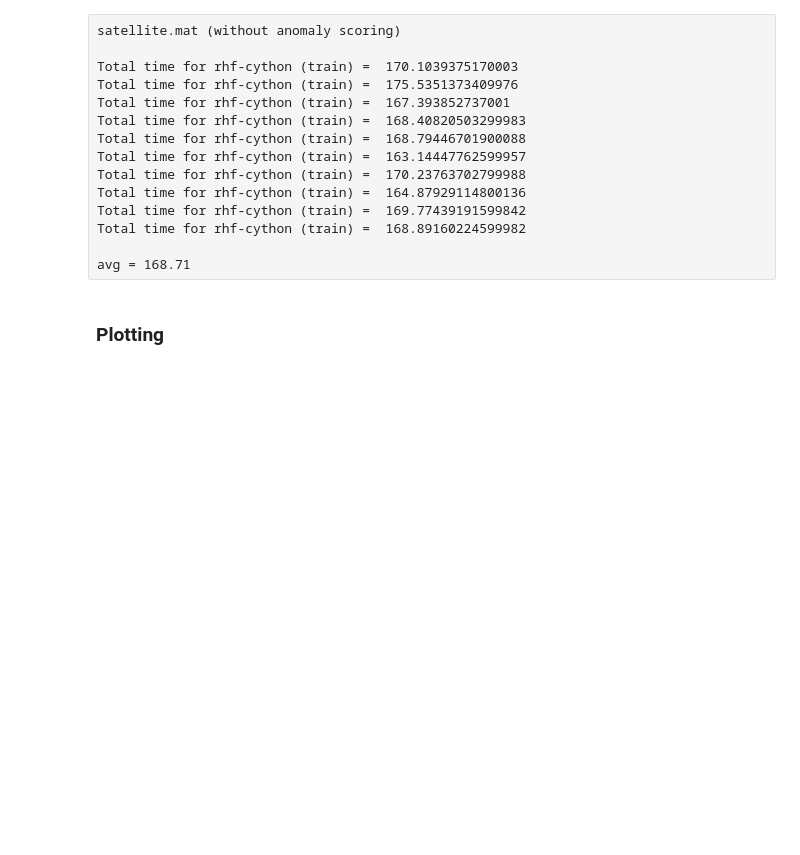
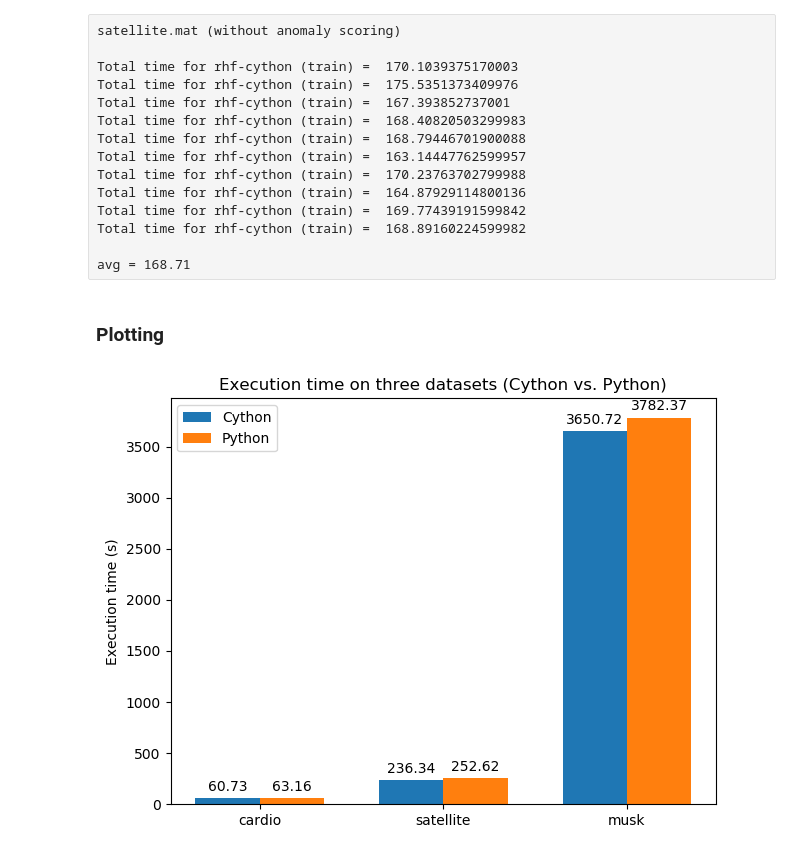
Before and after one commit to stefannesic/streamRHF, a Jupyter notebook: rhf-python/rhf.ipynb, the cells around one changed output. Cells and saved outputs as stored; diff of their text form; code cells hidden in the pictures; blank space fills up the shorter version.

Commit message:
First complete graphs and measurements

```diff
--- a/rhf-python/rhf.ipynb
+++ b/rhf-python/rhf.ipynb
@@ -115,0 +122,43 @@ avg = 168.71
+# %%
+import matplotlib.pyplot as plt; plt.rcdefaults()
+import numpy as np
+import matplotlib.pyplot as plt
+
+labels = ['cardio', 'satellite', 'musk']
+cython_means = [60.73, 236.34, 3650.72]
+python_means = [63.16, 252.62, 3782.37]
+
+x = np.arange(len(labels))  # the label locations
+width = 0.35  # the width of the bars
+
+fig, ax = plt.subplots()
+rects1 = ax.bar(x - width/2, cython_means, width, label='Cython')
+rects2 = ax.bar(x + width/2, python_means, width, label='Python')
+
+# Add some text for labels, title and custom x-axis tick labels, etc.
+ax.set_ylabel('Execution time (s)')
+ax.set_title('Execution time on three datasets (Cython vs. Python)')
+ax.set_xticks(x)
+ax.set_xticklabels(labels)
+ax.legend()
+
+
+def autolabel(rects):
+    """Attach a text label above each bar in *rects*, displaying its height."""
+    for rect in rects:
+        height = rect.get_height()
+        ax.annotate('{}'.format(height),
+                    xy=(rect.get_x() + rect.get_width() / 2, height),
+                    xytext=(0, 3),  # 3 points vertical offset
+                    textcoords="offset points",
+                    ha='center', va='bottom')
+
+
+autolabel(rects1)
+autolabel(rects2)
+
+fig.tight_layout()
+
+plt.show()
+# %% [output]
+[figure, added]
```
Also changed, not shown: parts of 6 cells of this notebook, 3 other files.
